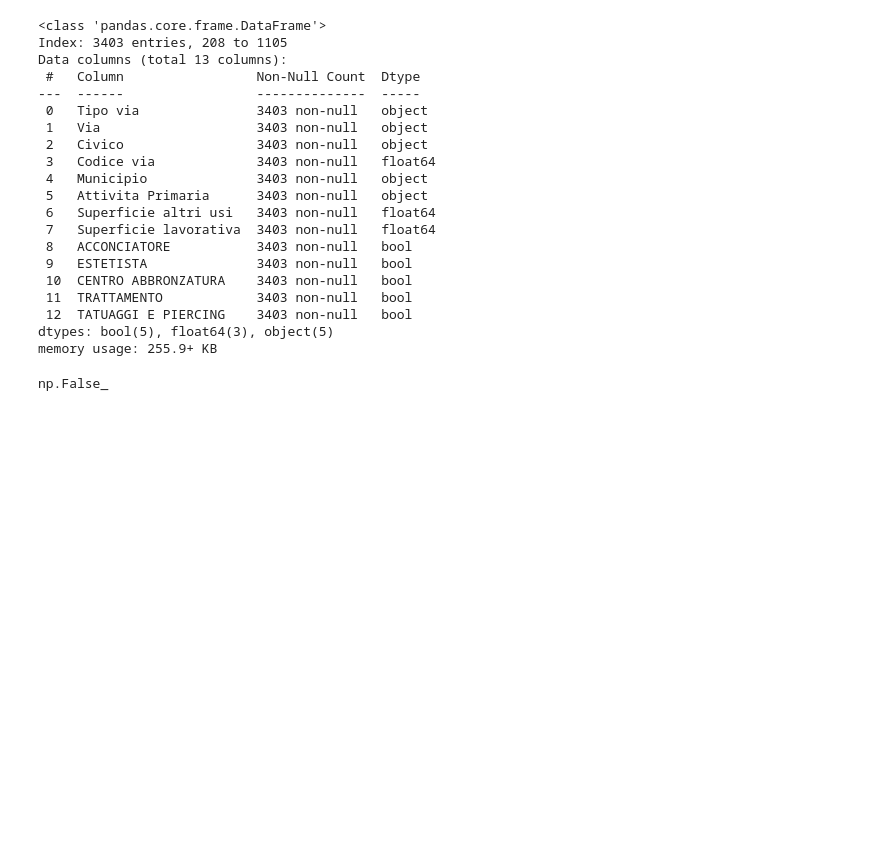
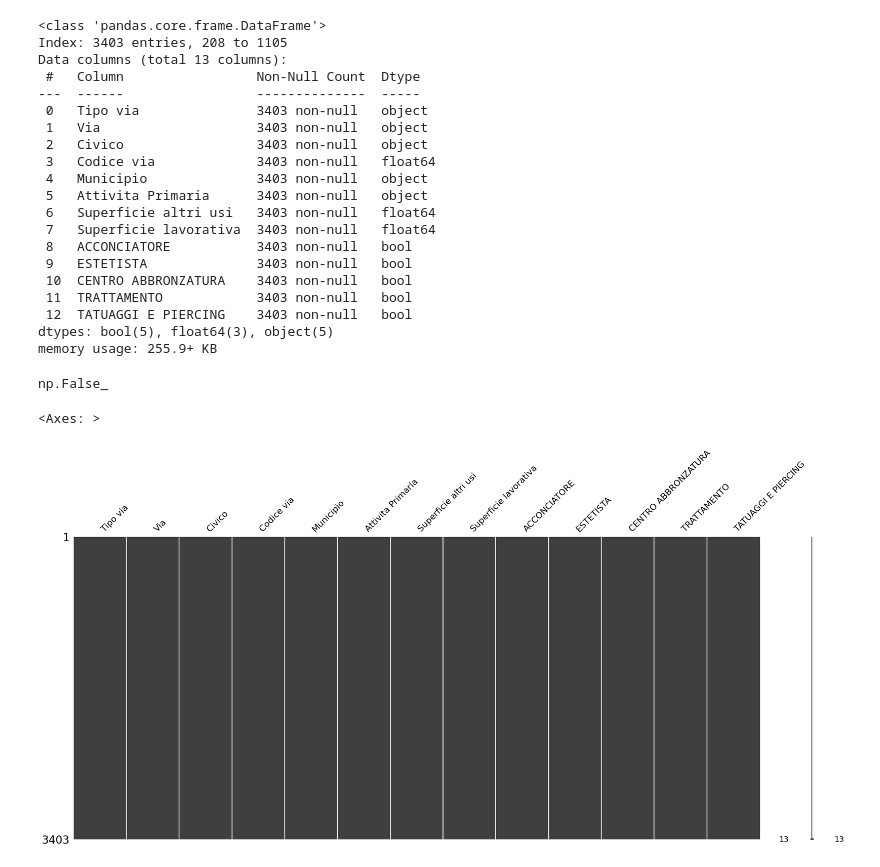
Before and after one commit to leonardotisato/DQP, a Jupyter notebook: project.ipynb, the cells around one changed output. Cells and saved outputs as stored; diff of their text form; code cells hidden in the pictures; blank space fills up the shorter version.

```diff
--- a/project.ipynb
+++ b/project.ipynb
@@ -455,4 +458,9 @@ memory usage: 255.9+ KB
 DATASET.duplicated().any()
 # %% [output]
 np.False_
+# %%
+msno.matrix(DATASET)
+# %% [output]
+<Axes: >
+[figure, added]
 # %%
```
Also changed, not shown: parts of 4 cells of this notebook.
